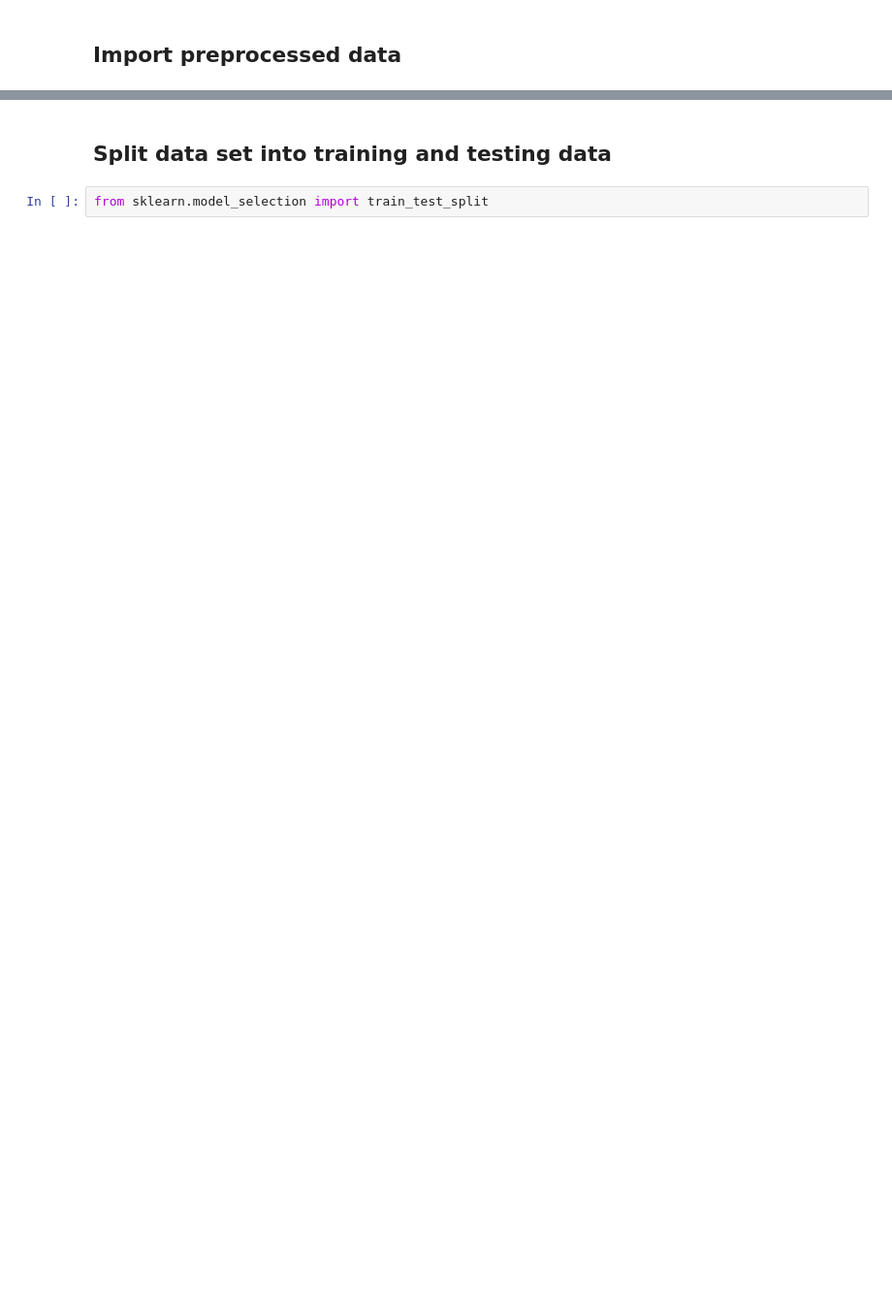
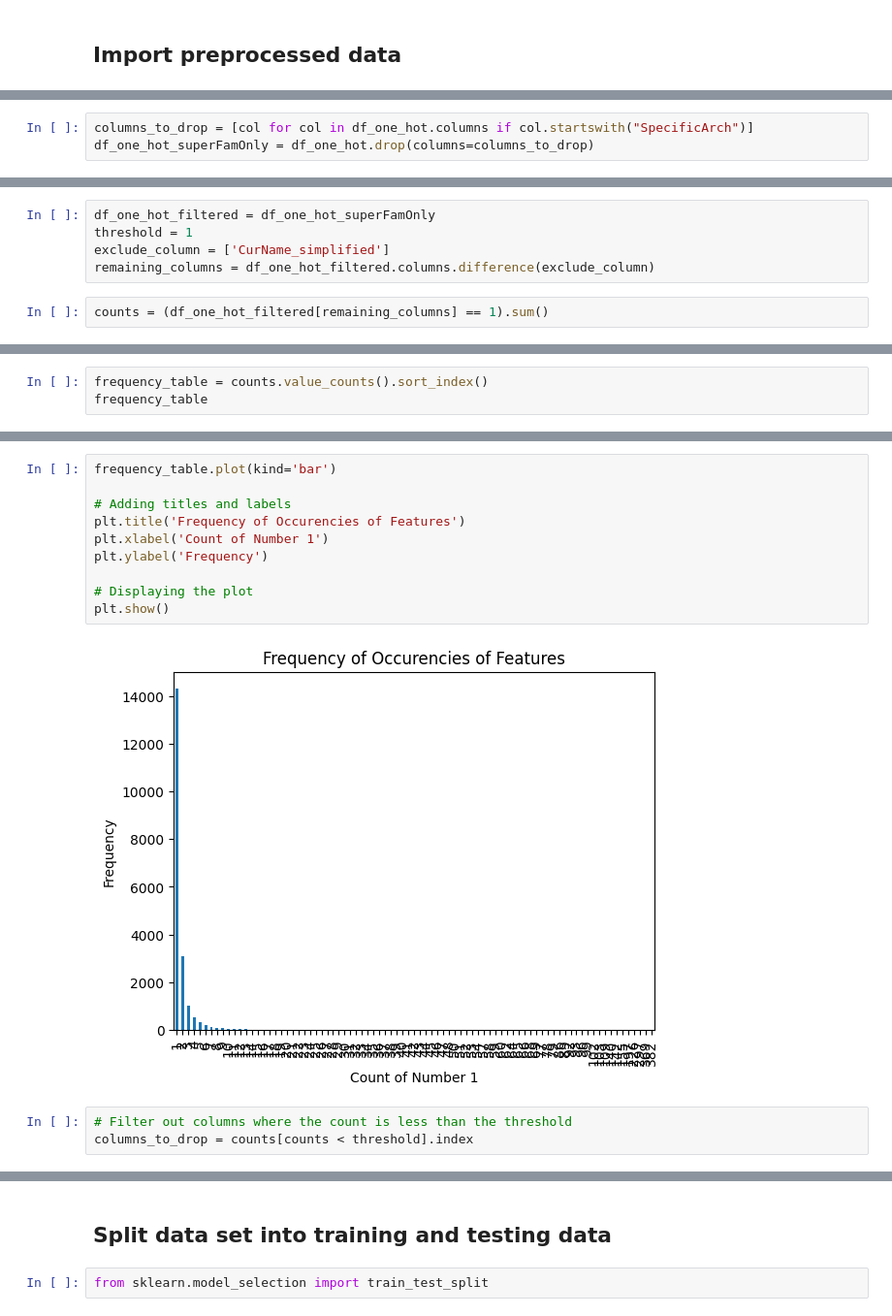
Before and after one commit to NCBI-Codeathons/mlxai-2024-team-gwadz-yang, a Jupyter notebook: scripts/Models_DT_SVM_PCA.ipynb, the cells around one changed output, grey strips where cells are left out. Shown: that part at 97% size. Drawn from its saved outputs; the diff is of its cells as text; blank space fills up the shorter version.

```diff
--- a/scripts/Models_DT_SVM_PCA.ipynb
+++ b/scripts/Models_DT_SVM_PCA.ipynb
@@ -95,0 +62,3 @@ df_selCol.shape
+# %%
+columns_to_drop = [col for col in df_one_hot.columns if col.startswith("SpecificArch")]
+df_one_hot_superFamOnly = df_one_hot.drop(columns=columns_to_drop)
@@ -95,0 +101,7 @@ df_selCol.shape
+# %%
+df_one_hot_filtered = df_one_hot_superFamOnly
+threshold = 1
+exclude_column = ['CurName_simplified']
+remaining_columns = df_one_hot_filtered.columns.difference(exclude_column)
+# %%
+counts = (df_one_hot_filtered[remaining_columns] == 1).sum()
@@ -95,0 +110,3 @@ df_selCol.shape
+# %%
+frequency_table = counts.value_counts().sort_index()
+frequency_table
@@ -95,0 +126,15 @@ df_selCol.shape
+# %%
+frequency_table.plot(kind='bar')
+
+# Adding titles and labels
+plt.title('Frequency of Occurencies of Features')
+plt.xlabel('Count of Number 1')
+plt.ylabel('Frequency')
+
+# Displaying the plot
+plt.show()
+# %% [output]
+[figure, added]
+# %%
+# Filter out columns where the count is less than the threshold
+columns_to_drop = counts[counts < threshold].index
```
Also changed, not shown: parts of 53 cells of this notebook, 2 other files.
